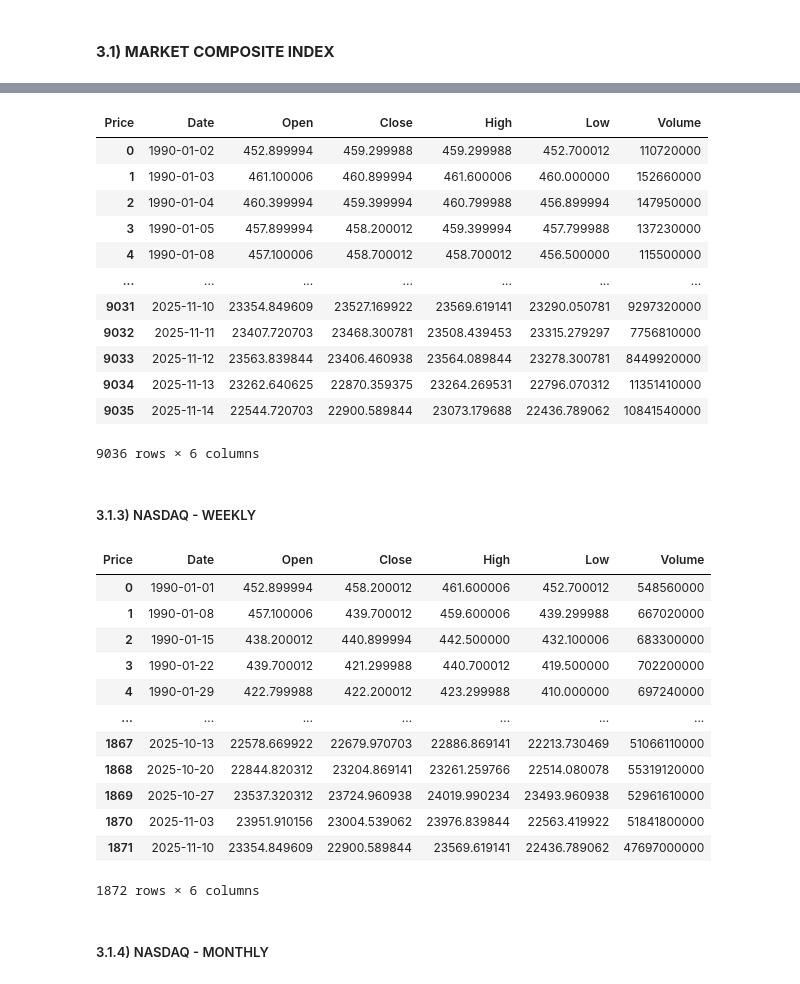
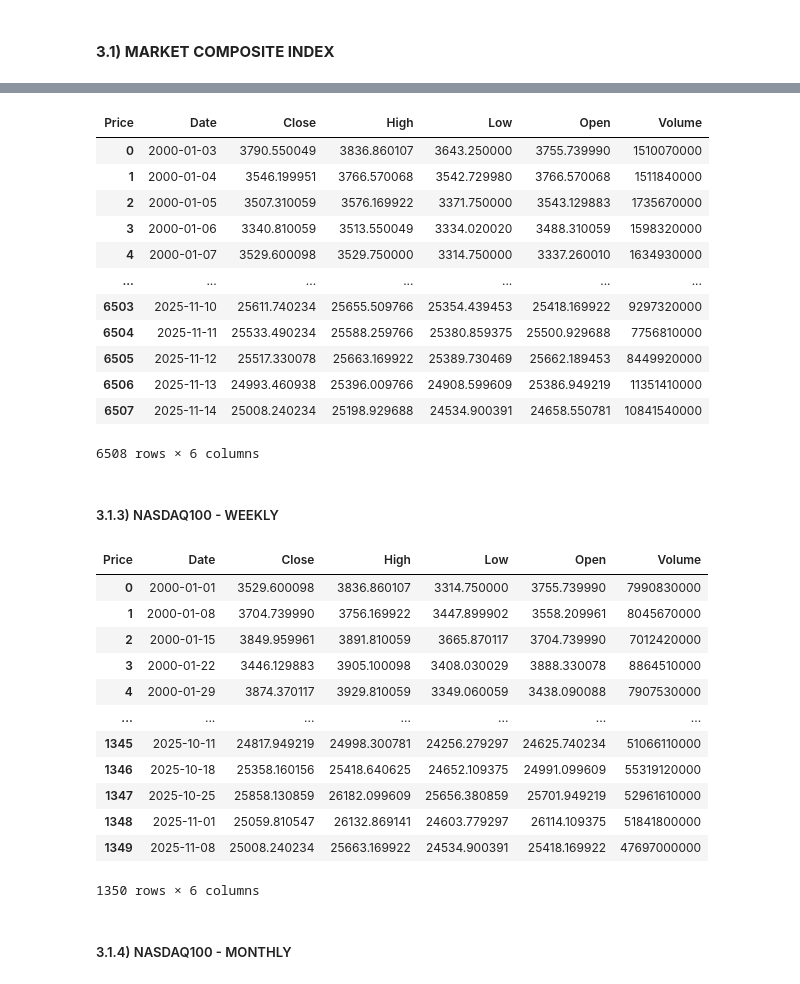
Before and after one commit to EliaLand/Martingale_FVM_AssetPricing, a Jupyter notebook: data_extraction/main.ipynb, the cells around one changed output, grey strips where cells are left out. Saved outputs shown, nothing was run; the diff lists cells and outputs as text; code cells hidden in the pictures.

```diff
--- a/data_extraction/main.ipynb
+++ b/data_extraction/main.ipynb
@@ -52,8 +46,8 @@ df
 # %%
-# NASDAQ - ^IXIC (daily, price (USD), 2010-01-01, 2025-11-15)
+# NASDAQ100 - ^NDX (daily, price (USD), 2000-01-01, 2025-11-15)
 
-ticker = "^IXIC"
-start = "1990-01-01"
+ticker = "^NDX"
+start = "2000-01-01"
 end = "2025-11-15"
 frequency = "1d"
 
@@ -63,48 +57,48 @@ df = fetch_YFINANCE(ticker, start, end, frequency)
 df.to_csv("raw_df/nasdaq_daily_df.csv", index=False)
 df
 # %% [output]
-| Price | Date | Open | Close | High | Low | Volume |
-| 0 | 1990-01-02 | 452.899994 | 459.299988 | 459.299988 | 452.700012 | 110720000 |
-| 1 | 1990-01-03 | 461.100006 | 460.899994 | 461.600006 | 460.000000 | 152660000 |
-| 2 | 1990-01-04 | 460.399994 | 459.399994 | 460.799988 | 456.899994 | 147950000 |
-| 3 | 1990-01-05 | 457.899994 | 458.200012 | 459.399994 | 457.799988 | 137230000 |
-| 4 | 1990-01-08 | 457.100006 | 458.700012 | 458.700012 | 456.500000 | 115500000 |
+| Price | Date | Close | High | Low | Open | Volume |
+| 0 | 2000-01-03 | 3790.550049 | 3836.860107 | 3643.250000 | 3755.739990 | 1510070000 |
+| 1 | 2000-01-04 | 3546.199951 | 3766.570068 | 3542.729980 | 3766.570068 | 1511840000 |
+| 2 | 2000-01-05 | 3507.310059 | 3576.169922 | 3371.750000 | 3543.129883 | 1735670000 |
+| 3 | 2000-01-06 | 3340.810059 | 3513.550049 | 3334.020020 | 3488.310059 | 1598320000 |
+| 4 | 2000-01-07 | 3529.600098 | 3529.750000 | 3314.750000 | 3337.260010 | 1634930000 |
 | ... | ... | ... | ... | ... | ... | ... |
-| 9031 | 2025-11-10 | 23354.849609 | 23527.169922 | 23569.619141 | 23290.050781 | 9297320000 |
-| 9032 | 2025-11-11 | 23407.720703 | 23468.300781 | 23508.439453 | 23315.279297 | 7756810000 |
-| 9033 | 2025-11-12 | 23563.839844 | 23406.460938 | 23564.089844 | 23278.300781 | 8449920000 |
-| 9034 | 2025-11-13 | 23262.640625 | 22870.359375 | 23264.269531 | 22796.070312 | 11351410000 |
-| 9035 | 2025-11-14 | 22544.720703 | 22900.589844 | 23073.179688 | 22436.789062 | 10841540000 |
+| 6503 | 2025-11-10 | 25611.740234 | 25655.509766 | 25354.439453 | 25418.169922 | 9297320000 |
+| 6504 | 2025-11-11 | 25533.490234 | 25588.259766 | 25380.859375 | 25500.929688 | 7756810000 |
+| 6505 | 2025-11-12 | 25517.330078 | 25663.169922 | 25389.730469 | 25662.189453 | 8449920000 |
+| 6506 | 2025-11-13 | 24993.460938 | 25396.009766 | 24908.599609 | 25386.949219 | 11351410000 |
+| 6507 | 2025-11-14 | 25008.240234 | 25198.929688 | 24534.900391 | 24658.550781 | 10841540000 |
-9036 rows × 6 columns
+6508 rows × 6 columns
 # %% [markdown]
-##### 3.1.3) NASDAQ - WEEKLY
+##### 3.1.3) NASDAQ100 - WEEKLY
 # %%
-# NASDAQ - ^IXIC (weekly, price (USD), 2010-01-01, 2025-11-15)
+# NASDAQ100 - ^NDX (weekly, price (USD), 2000-01-01, 2025-11-15)
 
-ticker = "^IXIC"
-start = "1990-01-01"
+ticker = "^NDX"
+start = "2000-01-01"
 end = "2025-11-15"
 frequency = "1wk"
 
 df = fetch_YFINANCE(ticker, start, end, frequency)
 
 # Uploading in aggregate_df
 df.to_csv("raw_df/nasdaq_weekly_df.csv", index=False)
 df
 # %% [output]
-| Price | Date | Open | Close | High | Low | Volume |
-| 0 | 1990-01-01 | 452.899994 | 458.200012 | 461.600006 | 452.700012 | 548560000 |
-| 1 | 1990-01-08 | 457.100006 | 439.700012 | 459.600006 | 439.299988 | 667020000 |
-| 2 | 1990-01-15 | 438.200012 | 440.899994 | 442.500000 | 432.100006 | 683300000 |
-| 3 | 1990-01-22 | 439.700012 | 421.299988 | 440.700012 | 419.500000 | 702200000 |
-| 4 | 1990-01-29 | 422.799988 | 422.200012 | 423.299988 | 410.000000 | 697240000 |
+| Price | Date | Close | High | Low | Open | Volume |
+| 0 | 2000-01-01 | 3529.600098 | 3836.860107 | 3314.750000 | 3755.739990 | 7990830000 |
+| 1 | 2000-01-08 | 3704.739990 | 3756.169922 | 3447.899902 | 3558.209961 | 8045670000 |
+| 2 | 2000-01-15 | 3849.959961 | 3891.810059 | 3665.870117 | 3704.739990 | 7012420000 |
+| 3 | 2000-01-22 | 3446.129883 | 3905.100098 | 3408.030029 | 3888.330078 | 8864510000 |
+| 4 | 2000-01-29 | 3874.370117 | 3929.810059 | 3349.060059 | 3438.090088 | 7907530000 |
 | ... | ... | ... | ... | ... | ... | ... |
-| 1867 | 2025-10-13 | 22578.669922 | 22679.970703 | 22886.869141 | 22213.730469 | 51066110000 |
-| 1868 | 2025-10-20 | 22844.820312 | 23204.869141 | 23261.259766 | 22514.080078 | 55319120000 |
-| 1869 | 2025-10-27 | 23537.320312 | 23724.960938 | 24019.990234 | 23493.960938 | 52961610000 |
-| 1870 | 2025-11-03 | 23951.910156 | 23004.539062 | 23976.839844 | 22563.419922 | 51841800000 |
-| 1871 | 2025-11-10 | 23354.849609 | 22900.589844 | 23569.619141 | 22436.789062 | 47697000000 |
+| 1345 | 2025-10-11 | 24817.949219 | 24998.300781 | 24256.279297 | 24625.740234 | 51066110000 |
+| 1346 | 2025-10-18 | 25358.160156 | 25418.640625 | 24652.109375 | 24991.099609 | 55319120000 |
+| 1347 | 2025-10-25 | 25858.130859 | 26182.099609 | 25656.380859 | 25701.949219 | 52961610000 |
+| 1348 | 2025-11-01 | 25059.810547 | 26132.869141 | 24603.779297 | 26114.109375 | 51841800000 |
+| 1349 | 2025-11-08 | 25008.240234 | 25663.169922 | 24534.900391 | 25418.169922 | 47697000000 |
-1872 rows × 6 columns
+1350 rows × 6 columns
 # %% [markdown]
-##### 3.1.4) NASDAQ - MONTHLY
+##### 3.1.4) NASDAQ100 - MONTHLY
 # %%
```
Also changed, not shown: parts of 12 cells of this notebook, 12 other files.
